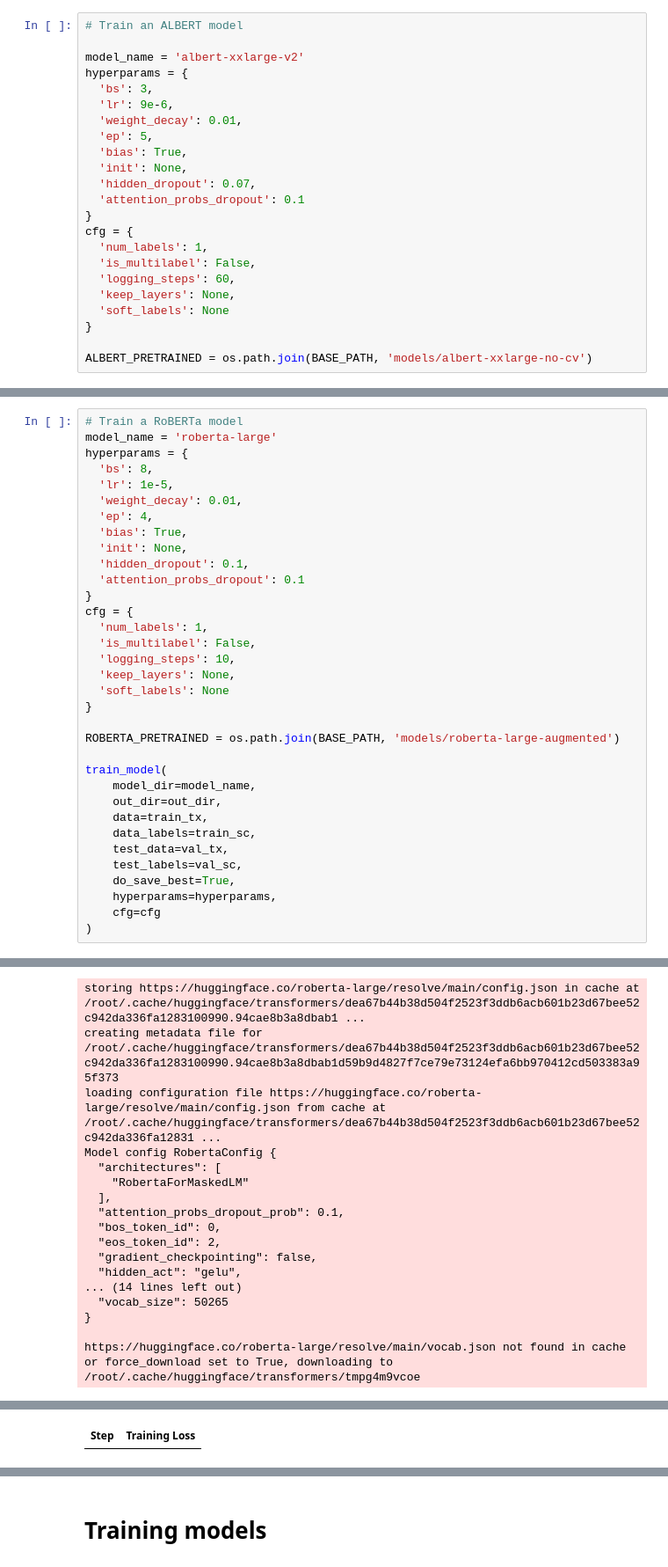
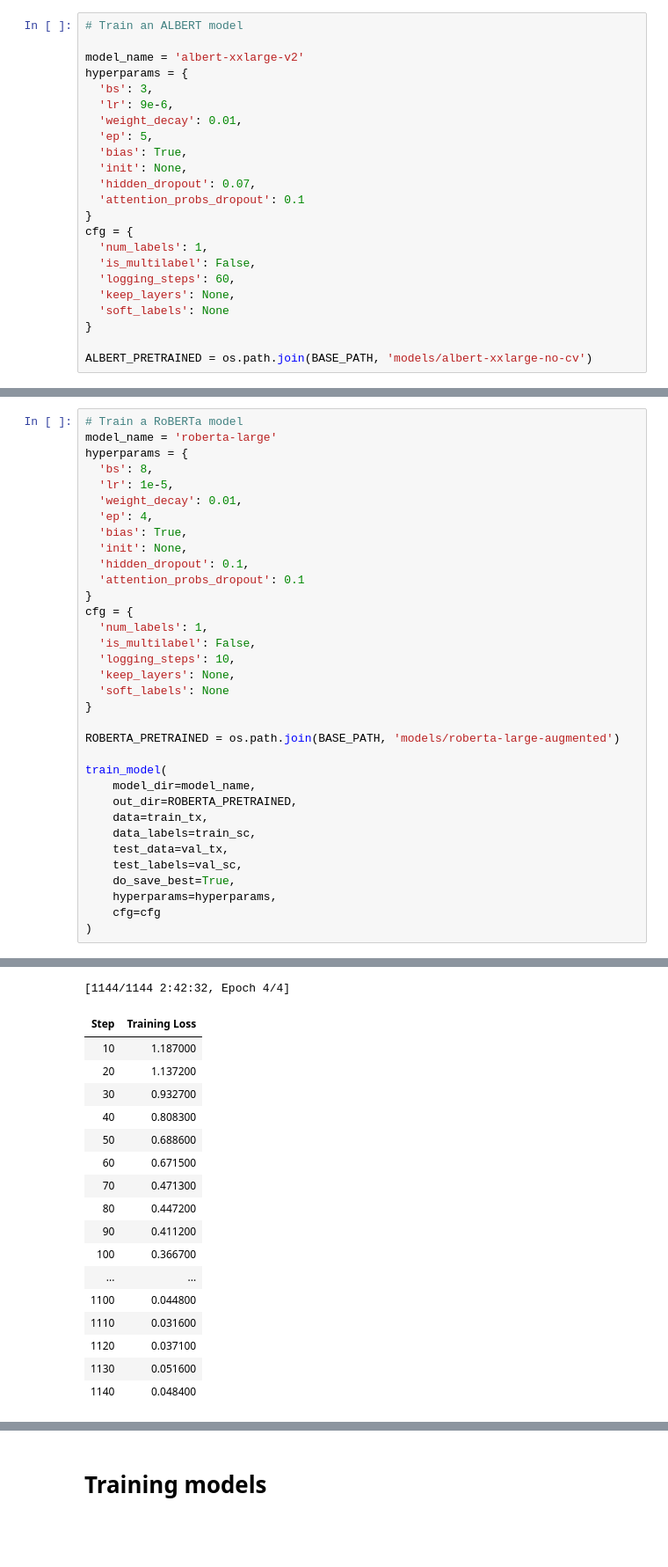
Before and after one commit to masa1357/kaggle_clrp_1st_place_solution, a Jupyter notebook: notebooks/04_clrp_training.ipynb, the cells around one changed output, grey strips where cells are left out. Shown at 88% size. Drawn from its saved outputs; the diff is of its cells as text; blank space fills up the shorter version.

```diff
--- a/notebooks/04_clrp_training.ipynb
+++ b/notebooks/04_clrp_training.ipynb
@@ -637,7 +654,7 @@ ROBERTA_PRETRAINED = os.path.join(BASE_PATH, 'models/roberta-large-augmented')
 
 train_model(
     model_dir=model_name,
-    out_dir=out_dir,
+    out_dir=ROBERTA_PRETRAINED,
     data=train_tx,
     data_labels=train_sc,
     test_data=val_tx,
@@ -652,17 +672,18 @@ https://huggingface.co/roberta-large/resolve/main/config.json not found in cache
-storing https://huggingface.co/roberta-large/resolve/main/config.json in cache at /root/.cache/huggingface/transformers/dea67b44b38d504f2523f3ddb6acb601b23d67bee52c942da336fa1283100990.94cae8b3a8dbab1 ...
-creating metadata file for /root/.cache/huggingface/transformers/dea67b44b38d504f2523f3ddb6acb601b23d67bee52c942da336fa1283100990.94cae8b3a8dbab1d59b9d4827f7ce79e73124efa6bb970412cd503383a95f373
-loading configuration file https://huggingface.co/roberta-large/resolve/main/config.json from cache at /root/.cache/huggingface/transformers/dea67b44b38d504f2523f3ddb6acb601b23d67bee52c942da336fa12831 ...
-Model config RobertaConfig {
-  "architectures": [
-    "RobertaForMaskedLM"
-  ],
-  "attention_probs_dropout_prob": 0.1,
-  "bos_token_id": 0,
-  "eos_token_id": 2,
-  "gradient_checkpointing": false,
-  "hidden_act": "gelu",
-... (14 lines left out)
-  "vocab_size": 50265
-}
-
-https://huggingface.co/roberta-large/resolve/main/vocab.json not found in cache or force_download set to True, downloading to /root/.cache/huggingface/transformers/tmpg4m9vcoe
+[1144/1144 2:42:32, Epoch 4/4]
+| Step | Training Loss |
+| 10 | 1.187000 |
+| 20 | 1.137200 |
+| 30 | 0.932700 |
+| 40 | 0.808300 |
+| 50 | 0.688600 |
+| 60 | 0.671500 |
+| 70 | 0.471300 |
+| 80 | 0.447200 |
+| 90 | 0.411200 |
+| 100 | 0.366700 |
+| ... | ... |
+| 1100 | 0.044800 |
+| 1110 | 0.031600 |
+| 1120 | 0.037100 |
+| 1130 | 0.051600 |
+| 1140 | 0.048400 |
@@ -710 +698,0 @@ Model config RobertaConfig {
-| Step | Training Loss |
```
Also changed, not shown: parts of 31 cells of this notebook, 31 other files.
